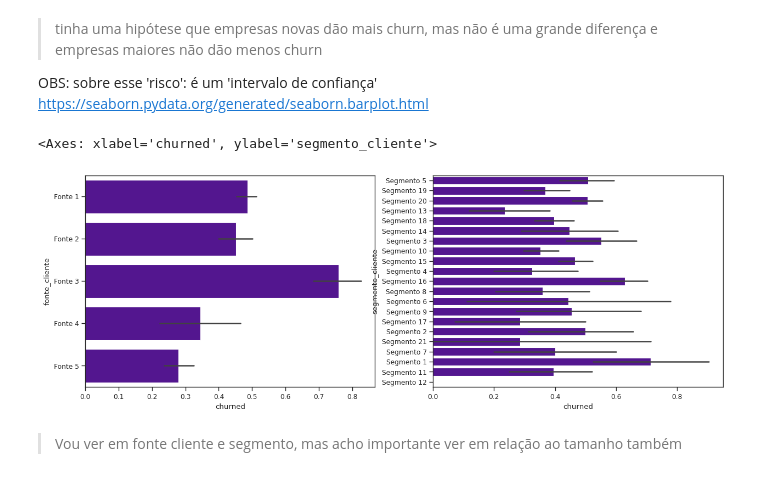
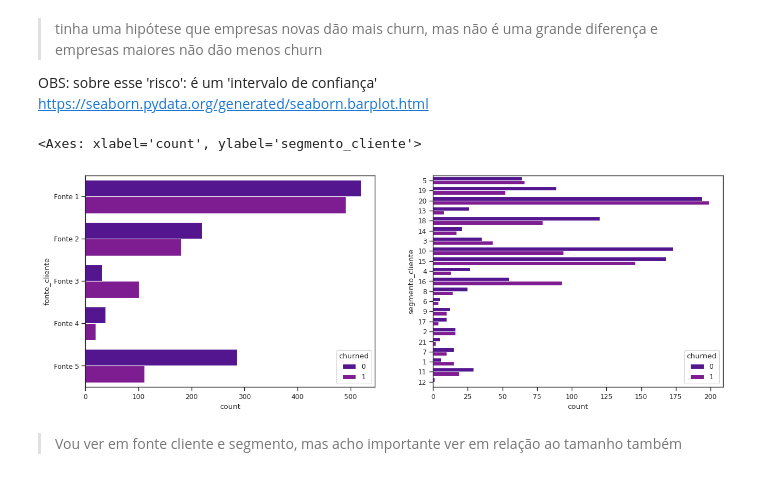
Before and after one commit to lgns-cin/CIN0144, a Jupyter notebook: EDA/com_pedidos.ipynb, the cells around one changed output. Cells and saved outputs as stored; diff of their text form; code cells hidden in the pictures.

Commit message:
Análises bivariada de produtos e valor médio em relação ao churn

```diff
--- a/EDA/com_pedidos.ipynb
+++ b/EDA/com_pedidos.ipynb
@@ -534,11 +541,11 @@ seaborn.barplot(data=leads,x='churned',y='idade_cnpj',order=sort_by_range(leads.
 OBS: sobre esse 'risco': é um 'intervalo de confiança' https://seaborn.pydata.org/generated/seaborn.barplot.html
 # %%
 ax1, ax2 = plot.figure(figsize=(15, 5)).subplots(1, 2)
-seaborn.barplot(data=leads,x='churned',y='fonte_cliente',order=sorted(leads.fonte_cliente.unique()), ax=ax1)
-seaborn.barplot(data=leads,x='churned',y='segmento_cliente',ax=ax2)
+seaborn.countplot(data=leads,hue='churned',y='fonte_cliente',order=sorted(leads.fonte_cliente.unique()), ax=ax1)
+seaborn.countplot(data=leads,hue='churned',y='segmento_cliente',ax=ax2)
 # %% [output]
-<Axes: xlabel='churned', ylabel='segmento_cliente'>
+<Axes: xlabel='count', ylabel='segmento_cliente'>
-[figure, old version]
+[figure, new version]
 # %% [markdown]
 > Vou ver em fonte cliente e segmento, mas acho importante ver em relação ao tamanho também
 # %%
```
Also changed, not shown: parts of 8 cells of this notebook.
